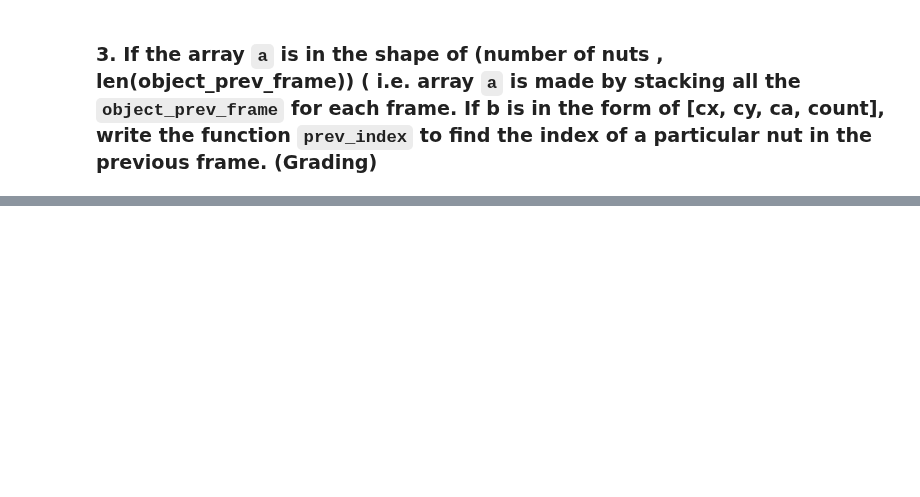
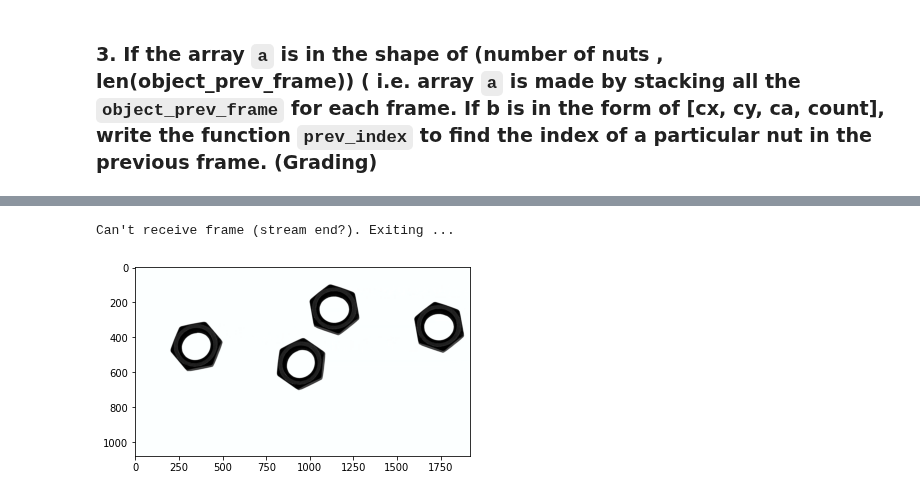
Before and after one commit to bimalka98/Computer-Vision-and-Image-Processing, a Jupyter notebook: EN2550Assignments/A5/180631j_en2550_a05.ipynb, the cells around one changed output, grey strips where cells are left out. Drawn from its saved outputs; the diff is of its cells as text; code cells hidden in the pictures; blank space fills up the shorter version.

```diff
--- a/EN2550Assignments/A5/180631j_en2550_a05.ipynb
+++ b/EN2550Assignments/A5/180631j_en2550_a05.ipynb
@@ -345,0 +368,29 @@ can use 500 as the threshold. You can set the matching threshold to be
+# %%
+gray_frames = []
+cap = cv.VideoCapture('conveyor_with_rotation.mp4') # give the correct path here
+while cap.isOpened():
+    ret, frame = cap.read()
+    if not ret:
+        print("Can't receive frame (stream end?). Exiting ...")
+        break
+    gray_frames.append(cv.cvtColor(frame, cv.COLOR_BGR2GRAY)) # store the grayscale frame images in frames list
+
+    if cv.waitKey(1) == ord('q'):  #keyboard interruption
+        break
+
+cap.release()
+cv.destroyAllWindows()
+# %% [output]
+Can't receive frame (stream end?). Exiting ...
+# %%
+plt.plot(), plt.imshow(frames[120], cmap ='gray')
+contour_plots = []
+for gray in gray_frames:
+    retval, labels, stats, centroids = get_indexed_image(gray)
+    belt = ((labels >= 1)*255).astype('uint8')
+    contours,_  = cv.findContours(belt, cv.RETR_EXTERNAL, cv.CHAIN_APPROX_SIMPLE)
+    im_contours_belt = np.zeros((belt.shape[0],belt.shape[1],3), np.uint8)
+    cont_plot = cv.drawContours(im_contours_belt, contours, -1, (0,255,0), 5).astype('uint8')
+    contour_plots.append(cont_plot)
+# %% [output]
+[figure, added]
```
Also changed, not shown: parts of 15 cells of this notebook.
